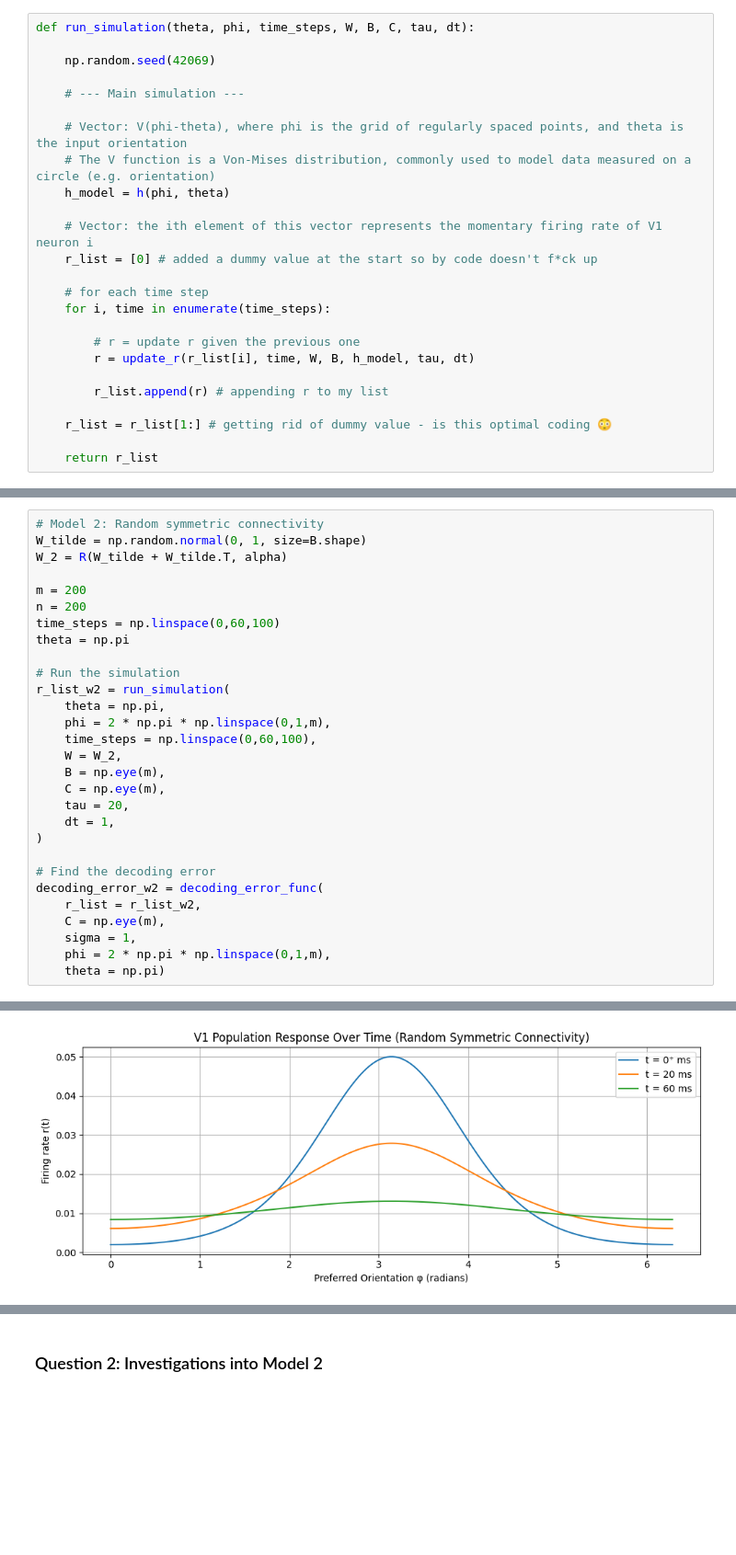
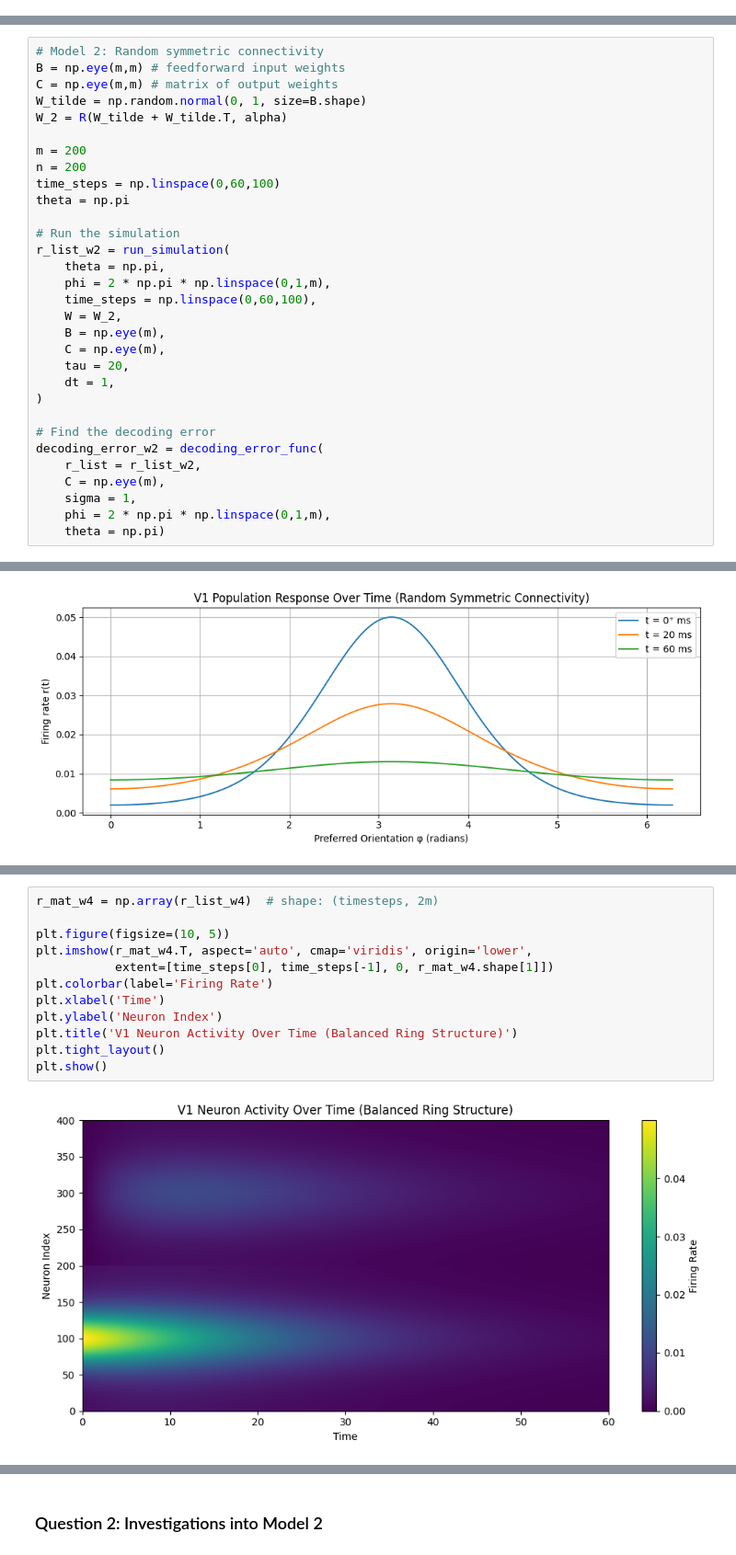
Before and after one commit to macaswalker/CompNeuroCam, a Jupyter notebook: Assignment 2/recurrent_neural_network_dynamics.ipynb, the cells around one changed output, grey strips where cells are left out. Shown at 92% size. Cells and saved outputs as stored; diff of their text form; blank space fills up the shorter version.

```diff
--- a/Assignment 2/recurrent_neural_network_dynamics.ipynb
+++ b/Assignment 2/recurrent_neural_network_dynamics.ipynb
@@ -93,28 +89,3 @@ def R(W_raw, alpha):
     return (alpha / spectral_radius) * W_raw
 # %% [markdown]
 ## Simulation Function
-# %%
-def run_simulation(theta, phi, time_steps, W, B, C, tau, dt):
-
-    np.random.seed(42069)
-
-    # --- Main simulation ---
-
-    # Vector: V(phi-theta), where phi is the grid of regularly spaced points, and theta is the input orientation
-    # The V function is a Von-Mises distribution, commonly used to model data measured on a circle (e.g. orientation)
-    h_model = h(phi, theta)
-
-    # Vector: the ith element of this vector represents the momentary firing rate of V1 neuron i
-    r_list = [0] # added a dummy value at the start so by code doesn't f*ck up
-
-    # for each time step
-    for i, time in enumerate(time_steps):
-
-        # r = update r given the previous one
-        r = update_r(r_list[i], time, W, B, h_model, tau, dt)
-
-        r_list.append(r) # appending r to my list
-
-    r_list = r_list[1:] # getting rid of dummy value - is this optimal coding 😳
-
-    return r_list
@@ -231,6 +216,8 @@ plt.show()
 #### Model 2: Random Symmetric Connectivity
 # %%
 # Model 2: Random symmetric connectivity
+B = np.eye(m,m) # feedforward input weights
+C = np.eye(m,m) # matrix of output weights
 W_tilde = np.random.normal(0, 1, size=B.shape)
 W_2 = R(W_tilde + W_tilde.T, alpha)
 
@@ -408,0 +436,14 @@ plt.show()
+# %%
+r_mat_w4 = np.array(r_list_w4)  # shape: (timesteps, 2m)
+
+plt.figure(figsize=(10, 5))
+plt.imshow(r_mat_w4.T, aspect='auto', cmap='viridis', origin='lower',
+           extent=[time_steps[0], time_steps[-1], 0, r_mat_w4.shape[1]])
+plt.colorbar(label='Firing Rate')
+plt.xlabel('Time')
+plt.ylabel('Neuron Index')
+plt.title('V1 Neuron Activity Over Time (Balanced Ring Structure)')
+plt.tight_layout()
+plt.show()
+# %% [output]
+[figure, added]
```
Also changed, not shown: parts of 37 cells of this notebook, 8 other files.
